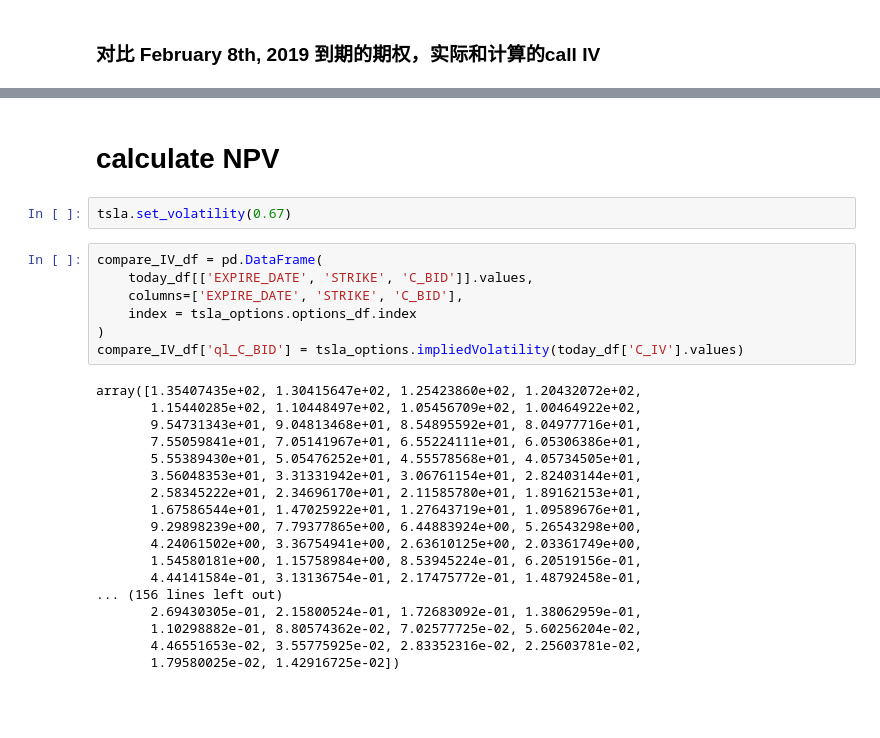
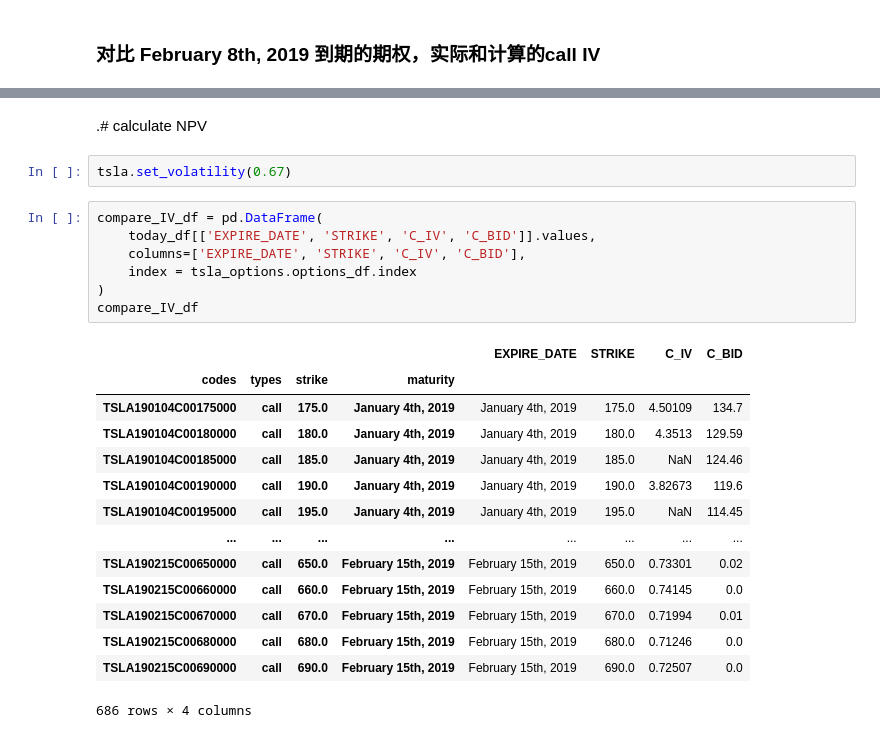
Before and after one commit to YYaaang/OptionQuantlib, a Jupyter notebook: samples/3_TSLA_options.ipynb, the cells around one changed output, grey strips where cells are left out. Cells and saved outputs as stored; diff of their text form; blank space fills up the shorter version.

```diff
--- a/samples/3_TSLA_options.ipynb
+++ b/samples/3_TSLA_options.ipynb
@@ -202,29 +227,26 @@ ql_call_1['options'].impliedVolatility(52.1, tsla.process)
 # %% [markdown]
-# calculate NPV
+.# calculate NPV
 # %%
 tsla.set_volatility(0.67)
 # %%
 compare_IV_df = pd.DataFrame(
-    today_df[['EXPIRE_DATE', 'STRIKE', 'C_BID']].values,
-    columns=['EXPIRE_DATE', 'STRIKE', 'C_BID'],
+    today_df[['EXPIRE_DATE', 'STRIKE', 'C_IV', 'C_BID']].values,
+    columns=['EXPIRE_DATE', 'STRIKE', 'C_IV', 'C_BID'],
     index = tsla_options.options_df.index
 )
-compare_IV_df['ql_C_BID'] = tsla_options.impliedVolatility(today_df['C_IV'].values)
+compare_IV_df
 # %% [output]
+|  |  |  |  | EXPIRE_DATE | STRIKE | C_IV | C_BID |
+| codes | types | strike | maturity |  |  |  |  |
+| TSLA190104C00175000 | call | 175.0 | January 4th, 2019 | January 4th, 2019 | 175.0 | 4.50109 | 134.7 |
+| TSLA190104C00180000 | call | 180.0 | January 4th, 2019 | January 4th, 2019 | 180.0 | 4.3513 | 129.59 |
+| TSLA190104C00185000 | call | 185.0 | January 4th, 2019 | January 4th, 2019 | 185.0 | NaN | 124.46 |
+| TSLA190104C00190000 | call | 190.0 | January 4th, 2019 | January 4th, 2019 | 190.0 | 3.82673 | 119.6 |
+| TSLA190104C00195000 | call | 195.0 | January 4th, 2019 | January 4th, 2019 | 195.0 | NaN | 114.45 |
+| ... | ... | ... | ... | ... | ... | ... | ... |
+| TSLA190215C00650000 | call | 650.0 | February 15th, 2019 | February 15th, 2019 | 650.0 | 0.73301 | 0.02 |
+| TSLA190215C00660000 | call | 660.0 | February 15th, 2019 | February 15th, 2019 | 660.0 | 0.74145 | 0.0 |
+| TSLA190215C00670000 | call | 670.0 | February 15th, 2019 | February 15th, 2019 | 670.0 | 0.71994 | 0.01 |
+| TSLA190215C00680000 | call | 680.0 | February 15th, 2019 | February 15th, 2019 | 680.0 | 0.71246 | 0.0 |
+| TSLA190215C00690000 | call | 690.0 | February 15th, 2019 | February 15th, 2019 | 690.0 | 0.72507 | 0.0 |
-array([1.35407435e+02, 1.30415647e+02, 1.25423860e+02, 1.20432072e+02,
-       1.15440285e+02, 1.10448497e+02, 1.05456709e+02, 1.00464922e+02,
-       9.54731343e+01, 9.04813468e+01, 8.54895592e+01, 8.04977716e+01,
-       7.55059841e+01, 7.05141967e+01, 6.55224111e+01, 6.05306386e+01,
-       5.55389430e+01, 5.05476252e+01, 4.55578568e+01, 4.05734505e+01,
-       3.56048353e+01, 3.31331942e+01, 3.06761154e+01, 2.82403144e+01,
-       2.58345222e+01, 2.34696170e+01, 2.11585780e+01, 1.89162153e+01,
-       1.67586544e+01, 1.47025922e+01, 1.27643719e+01, 1.09589676e+01,
-       9.29898239e+00, 7.79377865e+00, 6.44883924e+00, 5.26543298e+00,
-       4.24061502e+00, 3.36754941e+00, 2.63610125e+00, 2.03361749e+00,
-       1.54580181e+00, 1.15758984e+00, 8.53945224e-01, 6.20519156e-01,
-       4.44141584e-01, 3.13136754e-01, 2.17475772e-01, 1.48792458e-01,
-... (156 lines left out)
-       2.69430305e-01, 2.15800524e-01, 1.72683092e-01, 1.38062959e-01,
-       1.10298882e-01, 8.80574362e-02, 7.02577725e-02, 5.60256204e-02,
-       4.46551653e-02, 3.55775925e-02, 2.83352316e-02, 2.25603781e-02,
-       1.79580025e-02, 1.42916725e-02])
+686 rows × 4 columns
```
Also changed, not shown: parts of 9 cells of this notebook.
